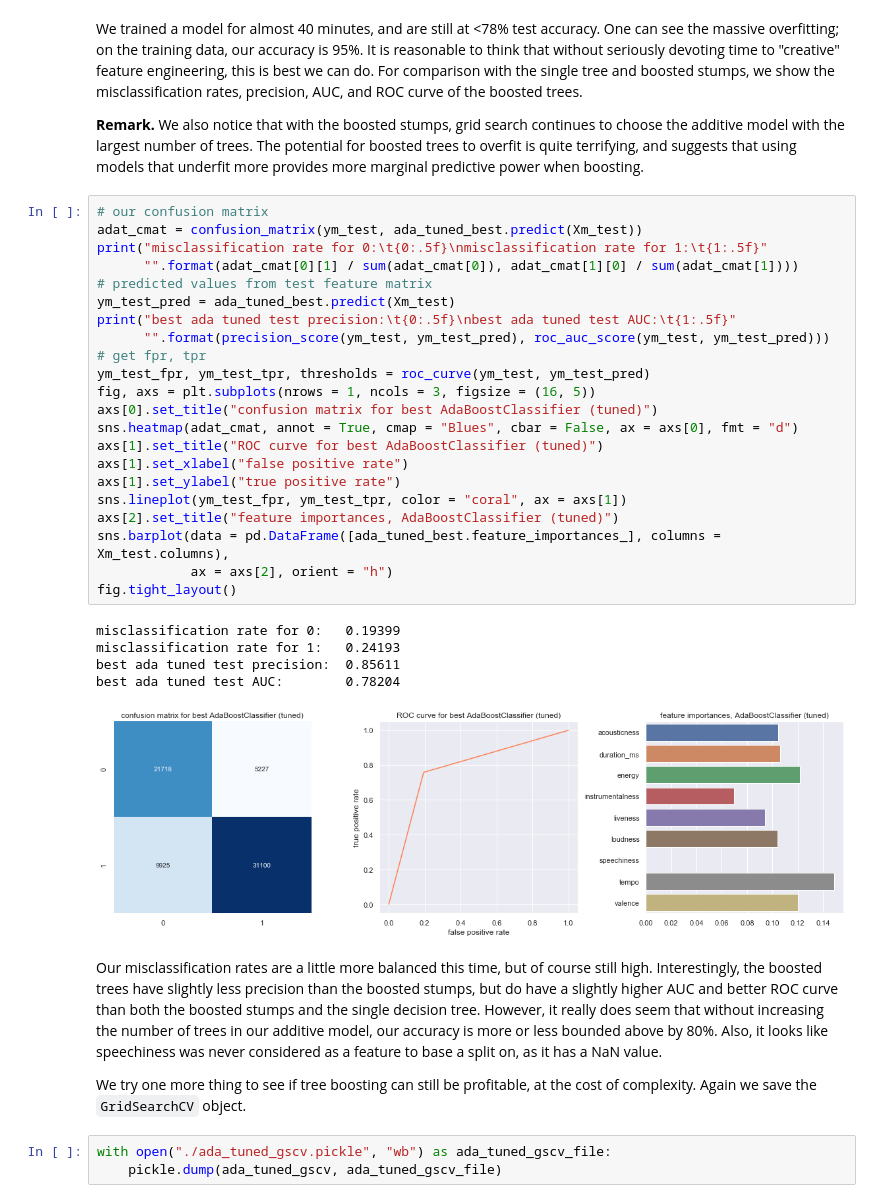
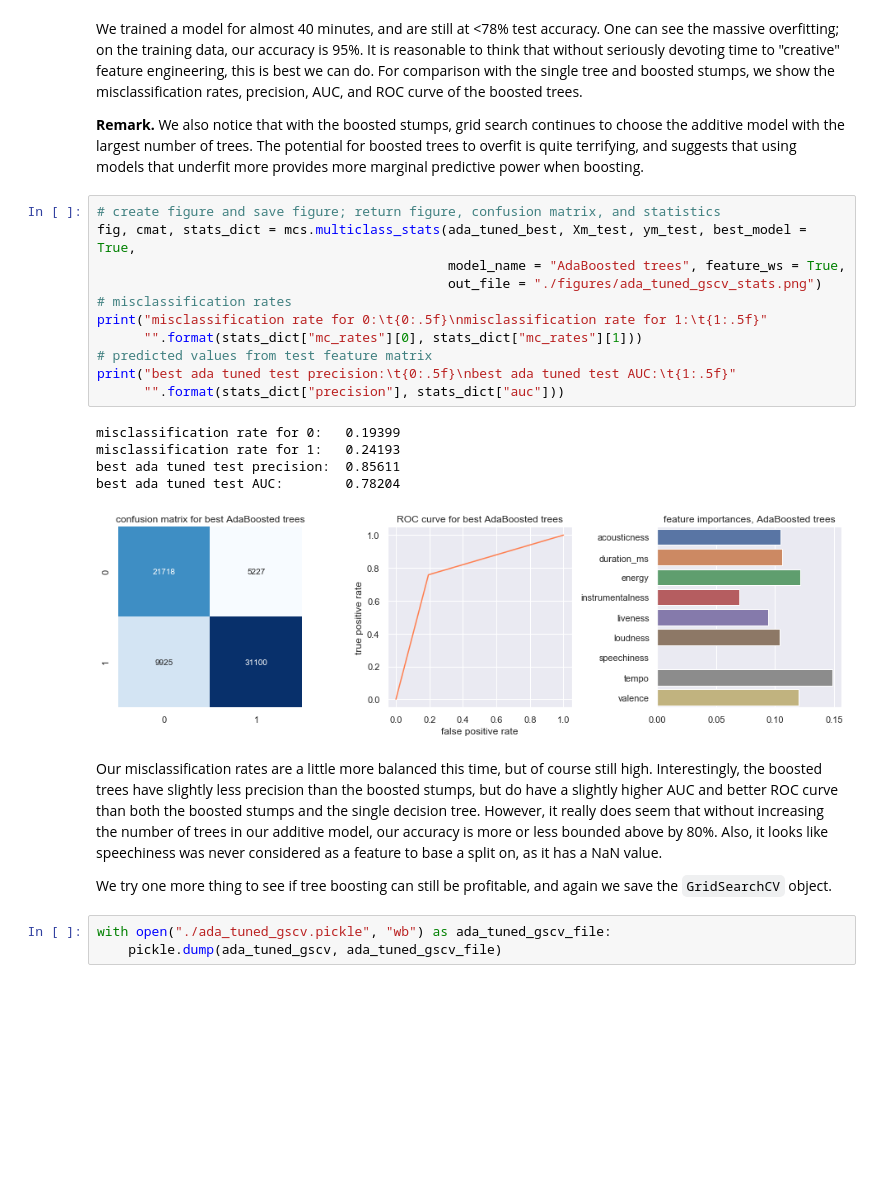
Before and after one commit to phetdam/tomodachi_proj, a Jupyter notebook: bb200_second_impression.ipynb, the cells around one changed output. Saved outputs shown, nothing was run; the diff lists cells and outputs as text; blank space fills up the shorter version.

```diff
--- a/bb200_second_impression.ipynb
+++ b/bb200_second_impression.ipynb
@@ -504,38 +481,27 @@ AdaBoostClassifier(algorithm='SAMME.R',
 We trained a model for almost 40 minutes, and are still at <78% test accuracy. One can see the massive overfitting; on the training data, our accuracy is 95%. It is reasonable to think that without seriously devoting time to "creative" feature engineering, this is best we can do. For comparison with the single tree and boosted stumps, we show the misclassification rates, precision, AUC, and ROC curve of the boosted trees.
 
 **Remark.** We also notice that with the boosted stumps, grid search continues to choose the additive model with the largest number of trees. The potential for boosted trees to overfit is quite terrifying, and suggests that using models that underfit more provides more marginal predictive power when boosting.
-# %%
-# our confusion matrix
-adat_cmat = confusion_matrix(ym_test, ada_tuned_best.predict(Xm_test))
-print("misclassification rate for 0:\t{0:.5f}\nmisclassification rate for 1:\t{1:.5f}"
-      "".format(adat_cmat[0][1] / sum(adat_cmat[0]), adat_cmat[1][0] / sum(adat_cmat[1])))
-# predicted values from test feature matrix
-ym_test_pred = ada_tuned_best.predict(Xm_test)
-print("best ada tuned test precision:\t{0:.5f}\nbest ada tuned test AUC:\t{1:.5f}"
-      "".format(precision_score(ym_test, ym_test_pred), roc_auc_score(ym_test, ym_test_pred)))
-# get fpr, tpr
-ym_test_fpr, ym_test_tpr, thresholds = roc_curve(ym_test, ym_test_pred)
-fig, axs = plt.subplots(nrows = 1, ncols = 3, figsize = (16, 5))
-axs[0].set_title("confusion matrix for best AdaBoostClassifier (tuned)")
-sns.heatmap(adat_cmat, annot = True, cmap = "Blues", cbar = False, ax = axs[0], fmt = "d")
-axs[1].set_title("ROC curve for best AdaBoostClassifier (tuned)")
-axs[1].set_xlabel("false positive rate")
-axs[1].set_ylabel("true positive rate")
-sns.lineplot(ym_test_fpr, ym_test_tpr, color = "coral", ax = axs[1])
-axs[2].set_title("feature importances, AdaBoostClassifier (tuned)")
-sns.barplot(data = pd.DataFrame([ada_tuned_best.feature_importances_], columns = Xm_test.columns),
-            ax = axs[2], orient = "h")
-fig.tight_layout()
-# %% [output]
-misclassification rate for 0:   0.19399
-misclassification rate for 1:   0.24193
-best ada tuned test precision:  0.85611
-best ada tuned test AUC:        0.78204
-[figure, removed]
+# %%
+# create figure and save figure; return figure, confusion matrix, and statistics
+fig, cmat, stats_dict = mcs.multiclass_stats(ada_tuned_best, Xm_test, ym_test, best_model = True,
+                                             model_name = "AdaBoosted trees", feature_ws = True,
+                                             out_file = "./figures/ada_tuned_gscv_stats.png")
+# misclassification rates
+print("misclassification rate for 0:\t{0:.5f}\nmisclassification rate for 1:\t{1:.5f}"
+      "".format(stats_dict["mc_rates"][0], stats_dict["mc_rates"][1]))
+# predicted values from test feature matrix
+print("best ada tuned test precision:\t{0:.5f}\nbest ada tuned test AUC:\t{1:.5f}"
+      "".format(stats_dict["precision"], stats_dict["auc"]))
+# %% [output]
+misclassification rate for 0:   0.19399
+misclassification rate for 1:   0.24193
+best ada tuned test precision:  0.85611
+best ada tuned test AUC:        0.78204
+[figure, added]
 # %% [markdown]
 Our misclassification rates are a little more balanced this time, but of course still high. Interestingly, the boosted trees have slightly less precision than the boosted stumps, but do have a slightly higher AUC and better ROC curve than both the boosted stumps and the single decision tree. However, it really does seem that without increasing the number of trees in our additive model, our accuracy is more or less bounded above by 80%. Also, it looks like speechiness was never considered as a feature to base a split on, as it has a NaN value.
 
-We try one more thing to see if tree boosting can still be profitable, at the cost of complexity. Again we save the `GridSearchCV` object.
+We try one more thing to see if tree boosting can still be profitable, and again we save the `GridSearchCV` object.
 # %%
 with open("./ada_tuned_gscv.pickle", "wb") as ada_tuned_gscv_file:
     pickle.dump(ada_tuned_gscv, ada_tuned_gscv_file)
```
Also changed, not shown: parts of 21 cells of this notebook.
